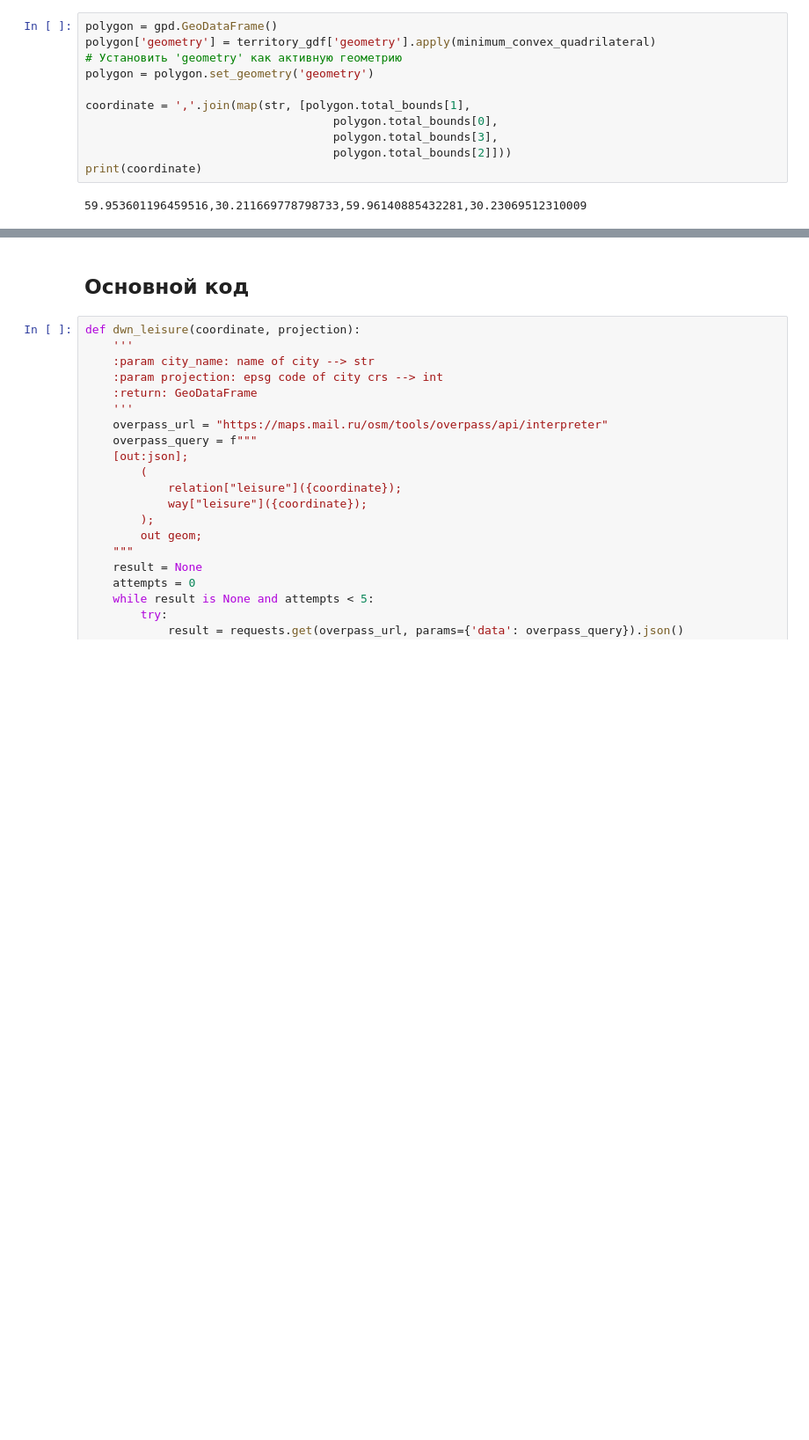
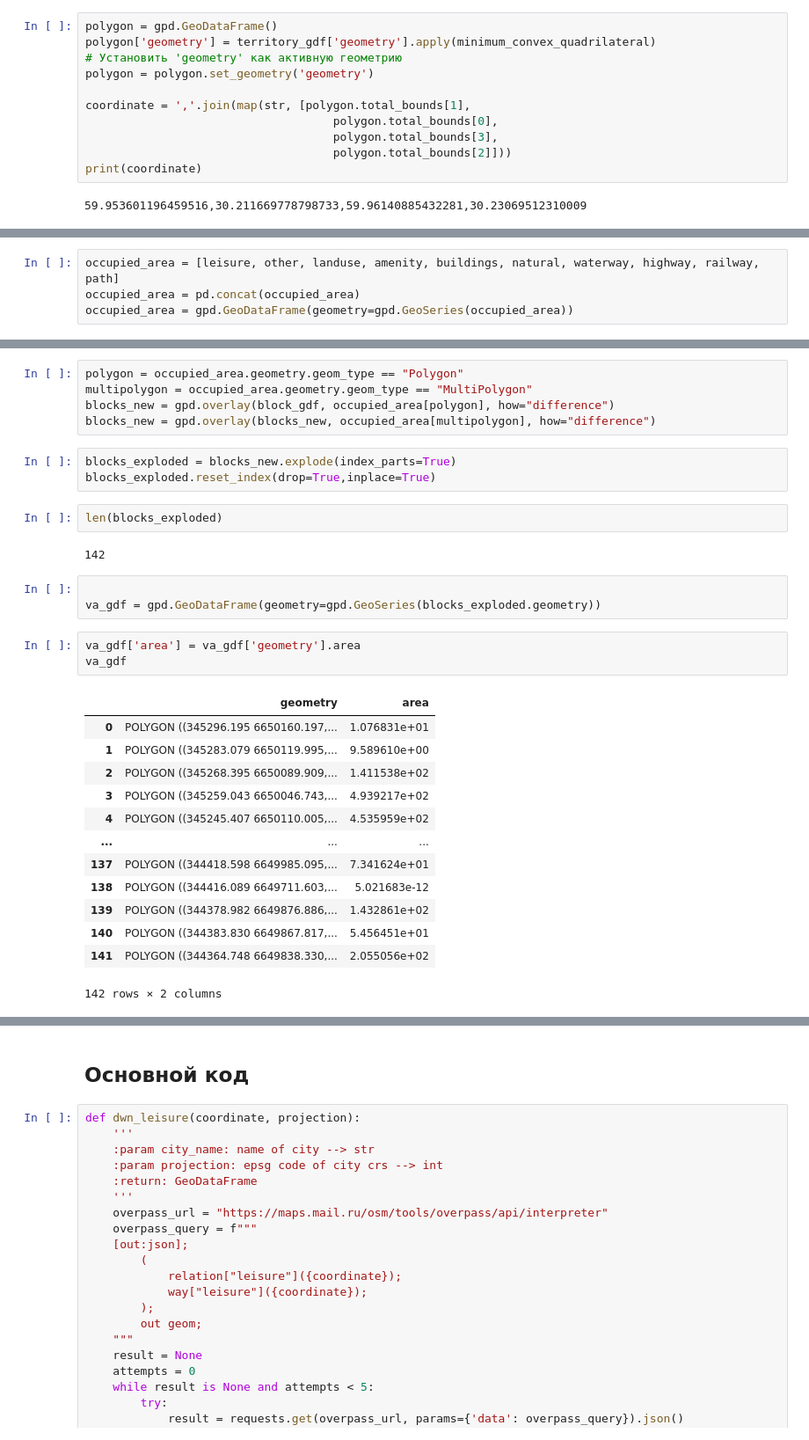
Before and after one commit to aimclub/blocksnet, a Jupyter notebook: examples/Free_area.ipynb, the cells around one changed output, grey strips where cells are left out. Shown at 88% size. Cells and saved outputs as stored; diff of their text form; blank space fills up the shorter version.

```diff
--- a/examples/Free_area.ipynb
+++ b/examples/Free_area.ipynb
@@ -49,0 +214,4 @@ print(coordinate)
+# %%
+occupied_area = [leisure, other, landuse, amenity, buildings, natural, waterway, highway, railway, path]
+occupied_area = pd.concat(occupied_area)
+occupied_area = gpd.GeoDataFrame(geometry=gpd.GeoSeries(occupied_area))
@@ -49,0 +222,32 @@ print(coordinate)
+# %%
+polygon = occupied_area.geometry.geom_type == "Polygon"
+multipolygon = occupied_area.geometry.geom_type == "MultiPolygon"
+blocks_new = gpd.overlay(block_gdf, occupied_area[polygon], how="difference")
+blocks_new = gpd.overlay(blocks_new, occupied_area[multipolygon], how="difference")
+# %%
+blocks_exploded = blocks_new.explode(index_parts=True)
+blocks_exploded.reset_index(drop=True,inplace=True)
+# %%
+len(blocks_exploded)
+# %% [output]
+142
+# %%
+
+va_gdf = gpd.GeoDataFrame(geometry=gpd.GeoSeries(blocks_exploded.geometry))
+# %%
+va_gdf['area'] = va_gdf['geometry'].area
+va_gdf
+# %% [output]
+|  | geometry | area |
+| 0 | POLYGON ((345296.195 6650160.197,... | 1.076831e+01 |
+| 1 | POLYGON ((345283.079 6650119.995,... | 9.589610e+00 |
+| 2 | POLYGON ((345268.395 6650089.909,... | 1.411538e+02 |
+| 3 | POLYGON ((345259.043 6650046.743,... | 4.939217e+02 |
+| 4 | POLYGON ((345245.407 6650110.005,... | 4.535959e+02 |
+| ... | ... | ... |
+| 137 | POLYGON ((344418.598 6649985.095,... | 7.341624e+01 |
+| 138 | POLYGON ((344416.089 6649711.603,... | 5.021683e-12 |
+| 139 | POLYGON ((344378.982 6649876.886,... | 1.432861e+02 |
+| 140 | POLYGON ((344383.830 6649867.817,... | 5.456451e+01 |
+| 141 | POLYGON ((344364.748 6649838.330,... | 2.055056e+02 |
+142 rows × 2 columns
```
Also changed, not shown: parts of 45 cells of this notebook, 5 other files.
